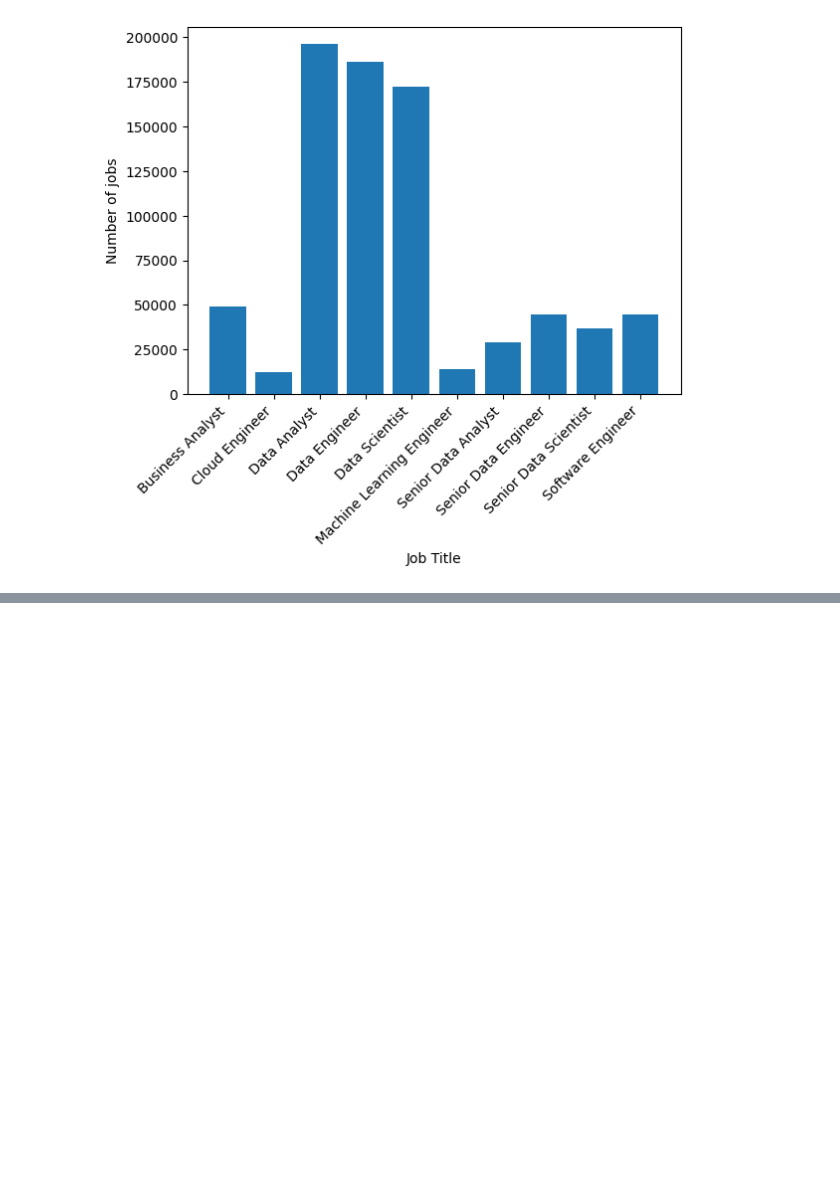
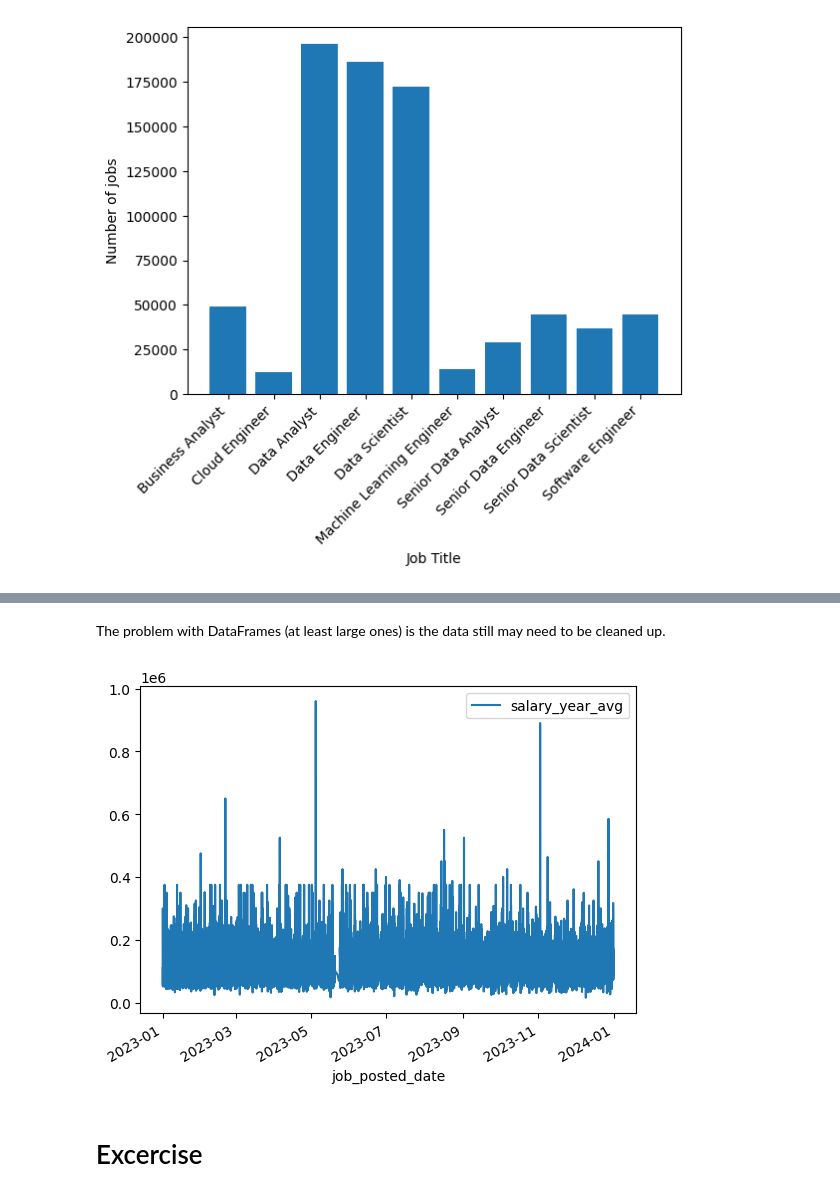
Before and after one commit to Mugil1410/Data-analysis-with-python, a Jupyter notebook: matplotlib.ipynb, the cells around one changed output, grey strips where cells are left out. Cells and saved outputs as stored; diff of their text form; code cells hidden in the pictures; blank space fills up the shorter version.

```diff
--- a/matplotlib.ipynb
+++ b/matplotlib.ipynb
@@ -100,0 +155,12 @@ plt.show()
+# %% [markdown]
+The problem with DataFrames (at least large ones) is the data still may need to be cleaned up.
+# %%
+#above chart is not good so we try to sort the index
+posted_date.sort_values(by='job_posted_date',inplace=True)
+#inplace=True:ensure that the sorting operation modifies the original DataFrame directly without returning a new DataFrame.
+posted_date.plot(kind='line',x='job_posted_date',y='salary_year_avg')
+plt.show()
+# %% [output]
+[figure, added]
+# %% [markdown]
+# Excercise
```
Also changed, not shown: parts of 9 cells of this notebook.
